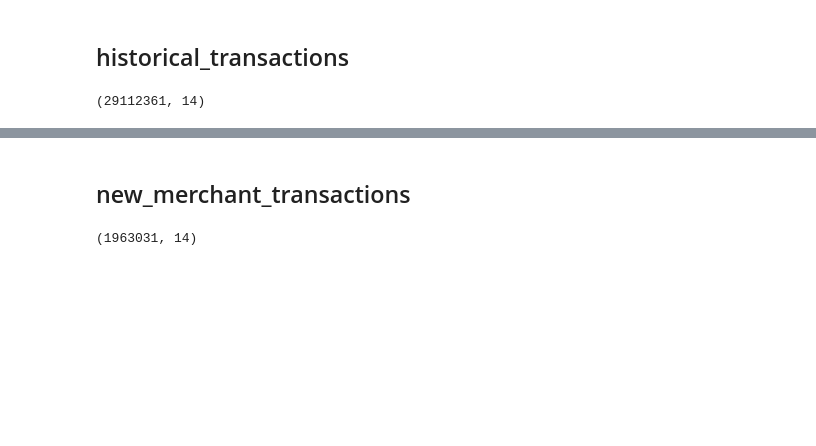
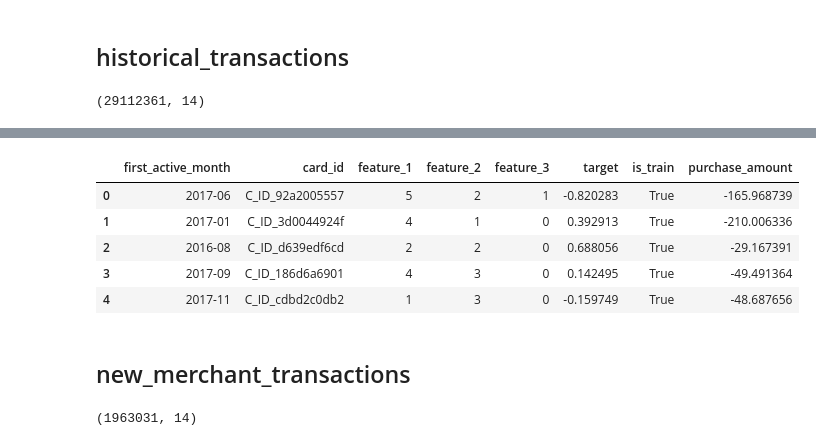
Before and after one commit to glebvk85/competitions, a Jupyter notebook: kaggle/elo-merchant-category-recommendation/analyze.ipynb, the cells around one changed output, grey strips where cells are left out. Cells and saved outputs as stored; diff of their text form; code cells hidden in the pictures; blank space fills up the shorter version.

Commit message:
add sum purchase

```diff
--- a/kaggle/elo-merchant-category-recommendation/analyze.ipynb
+++ b/kaggle/elo-merchant-category-recommendation/analyze.ipynb
@@ -115,3 +120,5 @@ test.head()
+# %%
+data = pd.concat((train, test))
 # %% [markdown]
 ## historical_transactions
 # %%
@@ -137,0 +158,4 @@ array([37, 16, 34, 41, 29,  7, 33,  2, 36, 25, 15, 19, 10, 30, 18,  8, 27,
+# %%
+historical_transactions['category_1'].replace({'N':0, 'Y':1}, inplace=True)
+historical_transactions['category_3'].replace({'A':0, 'B':1, 'C':2}, inplace=True)
+historical_transactions['authorized_flag'].replace({'N':0, 'Y':1}, inplace=True)
@@ -138,3 +171,16 @@ array([37, 16, 34, 41, 29,  7, 33,  2, 36, 25, 15, 19, 10, 30, 18,  8, 27,
+# %%
+sum_purchases = historical_transactions.groupby(['card_id'])[['card_id', 'purchase_amount']].sum().reset_index()
+# %%
+data = data.merge(sum_purchases, how='left', left_on='card_id', right_on='card_id')
+# %%
+data.head()
+# %% [output]
+|  | first_active_month | card_id | feature_1 | feature_2 | feature_3 | target | is_train | purchase_amount |
+| 0 | 2017-06 | C_ID_92a2005557 | 5 | 2 | 1 | -0.820283 | True | -165.968739 |
+| 1 | 2017-01 | C_ID_3d0044924f | 4 | 1 | 0 | 0.392913 | True | -210.006336 |
+| 2 | 2016-08 | C_ID_d639edf6cd | 2 | 2 | 0 | 0.688056 | True | -29.167391 |
+| 3 | 2017-09 | C_ID_186d6a6901 | 4 | 3 | 0 | 0.142495 | True | -49.491364 |
+| 4 | 2017-11 | C_ID_cdbd2c0db2 | 1 | 3 | 0 | -0.159749 | True | -48.687656 |
 # %% [markdown]
 ## new_merchant_transactions
 # %%
```
Also changed, not shown: parts of 21 cells of this notebook.
